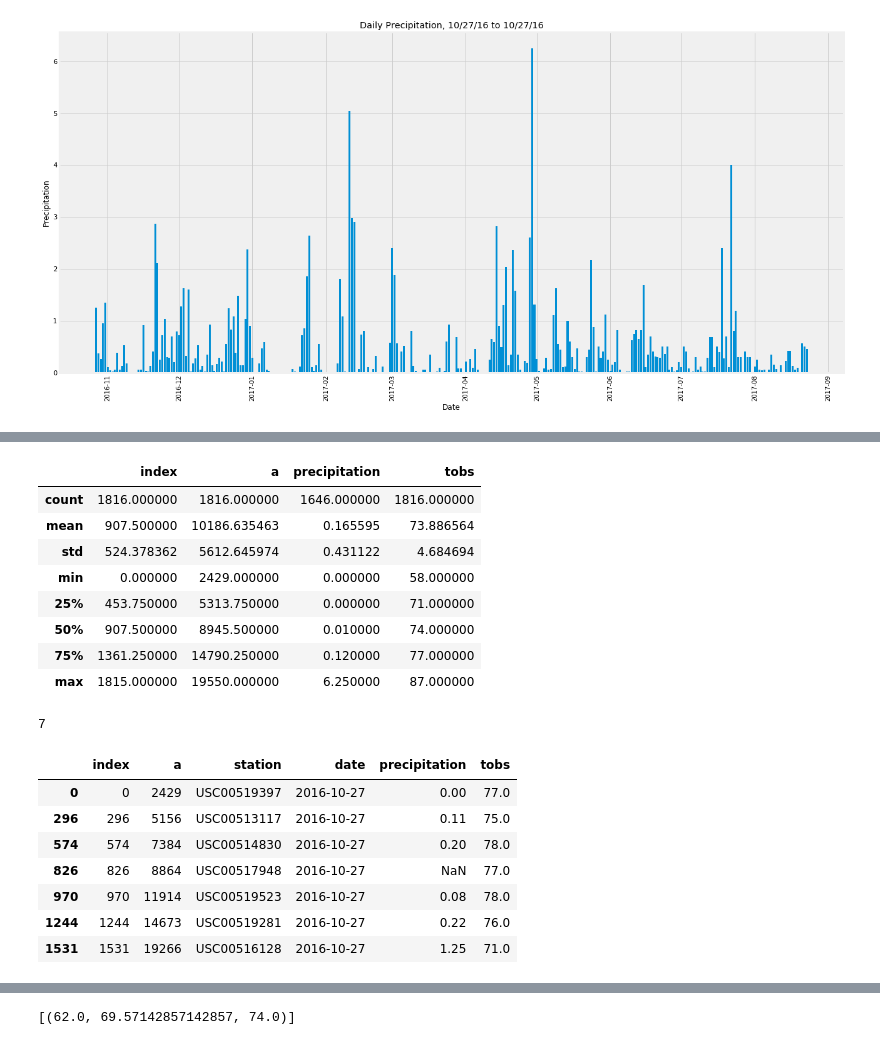
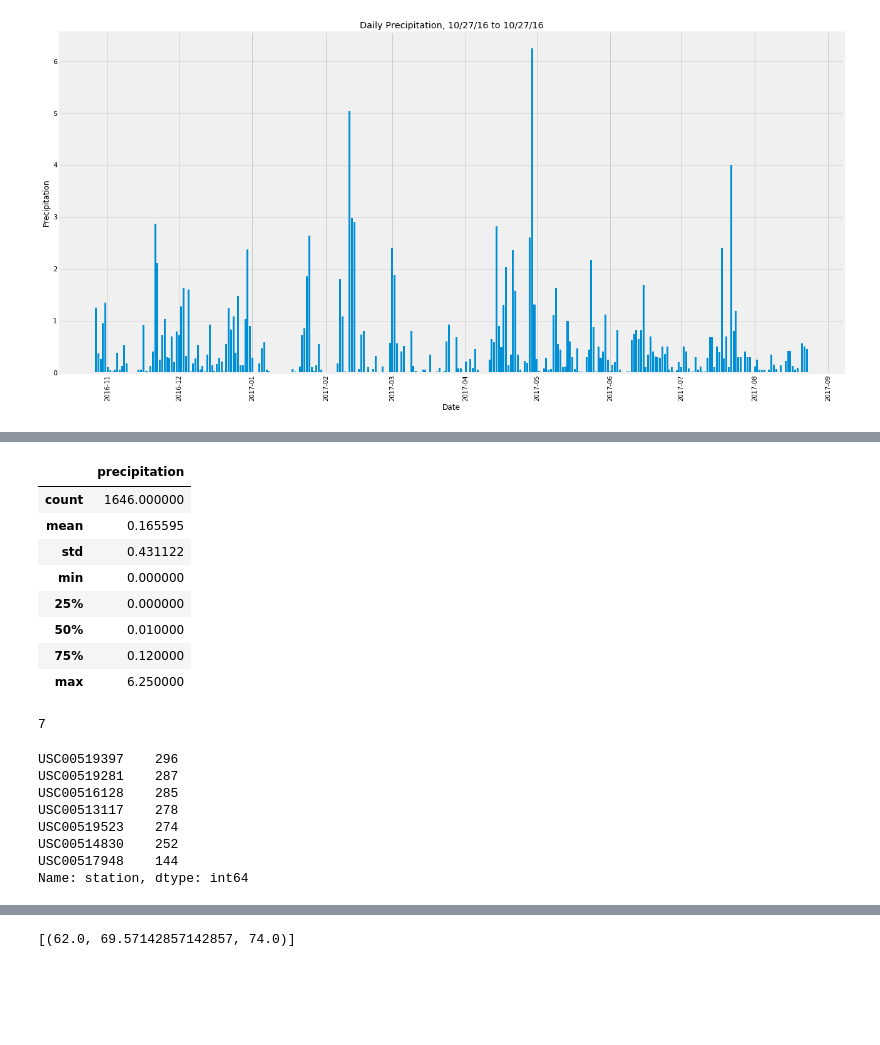
Before and after one commit to miggoo/Week-11-HW, a Jupyter notebook: climate_starter.ipynb, the cells around one changed output, grey strips where cells are left out. Saved outputs shown, nothing was run; the diff lists cells and outputs as text; code cells hidden in the pictures; blank space fills up the shorter version.

```diff
--- a/climate_starter.ipynb
+++ b/climate_starter.ipynb
@@ -57,23 +57,25 @@ columns = inspector.get_columns('measurement') print(columns)
 # %%
 # Design a query to retrieve the last 12 months of precipitation data and plot the results
 
+alldata = engine.execute('SELECT * FROM measurement WHERE date >= "2016-10-27" AND date < "2017-10-27"').fetchall()
+alldata_df = pd.DataFrame.from_dict(alldata)
+alldata_df.columns = ['a','station','date','precipitation','tobs']
 
-
-
-
+#alldata_df.head()
 # Calculate the date 1 year ago from today
 
 # Perform a query to retrieve the data and precipitation scores
-data2yrsago = engine.execute('SELECT * FROM measurement WHERE date >= "2016-10-27" AND date < "2017-10-27"').fetchall()
+mo12data = engine.execute('SELECT date,prcp FROM measurement WHERE date >= "2016-10-27" AND date < "2017-10-27"').fetchall()
+#print(mo12data)
+data2yrsago = mo12data
 #print(data2yrsago)
 # Save the query results as a Pandas DataFrame and set the index to the date column
 date2_df = pd.DataFrame.from_dict(data2yrsago)
 #date2_df.head(10)
-date2_df.columns = ['a', 'station','date','precipitation','tobs']
-date2_df.head()
-bydate_df = date2_df.set_index('date')
-bydate_df = bydate_df.drop(columns=['a'])
-bydate_df = bydate_df.groupby('date')
-# Sort the dataframe by date
-bydate_df.head(10)
+date2_df.columns = ['date','precipitation']
+#date2_df.head()
+bydate_df = date2_df.set_index('date', inplace=False)
+#bydate_df.head()
+
+alldata_df.head()
 # %% [output]
@@ -120,16 +109,18 @@ plt.show()
 ![precipitation](Images/precipitation.png)
 # %%
 # Use Pandas to calcualte the summary statistics for the precipitation data
-new_df.describe()
+description = new_df['precipitation'].describe()
+description_df = pd.DataFrame.from_dict(description)
+description_df
 # %% [output]
-|  | index | a | precipitation | tobs |
-| count | 1816.000000 | 1816.000000 | 1646.000000 | 1816.000000 |
-| mean | 907.500000 | 10186.635463 | 0.165595 | 73.886564 |
-| std | 524.378362 | 5612.645974 | 0.431122 | 4.684694 |
-| min | 0.000000 | 2429.000000 | 0.000000 | 58.000000 |
-| 25% | 453.750000 | 5313.750000 | 0.000000 | 71.000000 |
-| 50% | 907.500000 | 8945.500000 | 0.010000 | 74.000000 |
-| 75% | 1361.250000 | 14790.250000 | 0.120000 | 77.000000 |
-| max | 1815.000000 | 19550.000000 | 6.250000 | 87.000000 |
+|  | precipitation |
+| count | 1646.000000 |
+| mean | 0.165595 |
+| std | 0.431122 |
+| min | 0.000000 |
+| 25% | 0.000000 |
+| 50% | 0.010000 |
+| 75% | 0.120000 |
+| max | 6.250000 |
 # %%
 # How many stations are available in this dataset?
@@ -139,16 +130,17 @@ print(len('station'))
 7
 # %%
 # What are the most active stations?
-#new_df.sort_values(['station','precipitation'], axis=0, ascending=False)
-new_df.drop_duplicates(subset='station')
+#alldata_df.sort_values(['station','precipitation'], axis=0, ascending=False)
+#counts_df = alldata_df.groupby(['date'], ascending=0 )
+alldata_df['station'].value_counts()
 # %% [output]
-|  | index | a | station | date | precipitation | tobs |
-| 0 | 0 | 2429 | USC00519397 | 2016-10-27 | 0.00 | 77.0 |
-| 296 | 296 | 5156 | USC00513117 | 2016-10-27 | 0.11 | 75.0 |
-| 574 | 574 | 7384 | USC00514830 | 2016-10-27 | 0.20 | 78.0 |
-| 826 | 826 | 8864 | USC00517948 | 2016-10-27 | NaN | 77.0 |
-| 970 | 970 | 11914 | USC00519523 | 2016-10-27 | 0.08 | 78.0 |
-| 1244 | 1244 | 14673 | USC00519281 | 2016-10-27 | 0.22 | 76.0 |
-| 1531 | 1531 | 19266 | USC00516128 | 2016-10-27 | 1.25 | 71.0 |
+USC00519397    296
+USC00519281    287
+USC00516128    285
+USC00513117    278
+USC00519523    274
+USC00514830    252
+USC00517948    144
+Name: station, dtype: int64
 # %%
 # List the stations and the counts in descending order.
```
Also changed, not shown: parts of 7 cells of this notebook, 1 other file.
